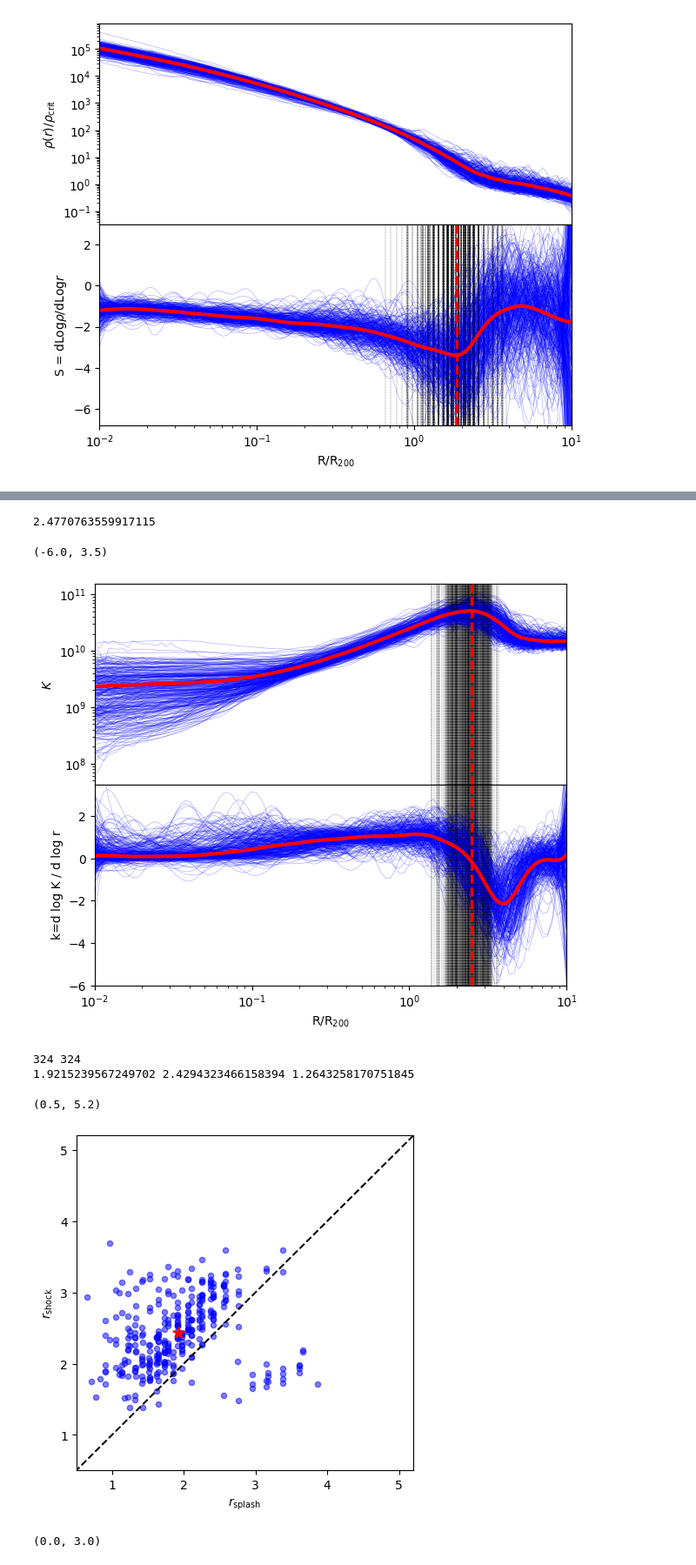
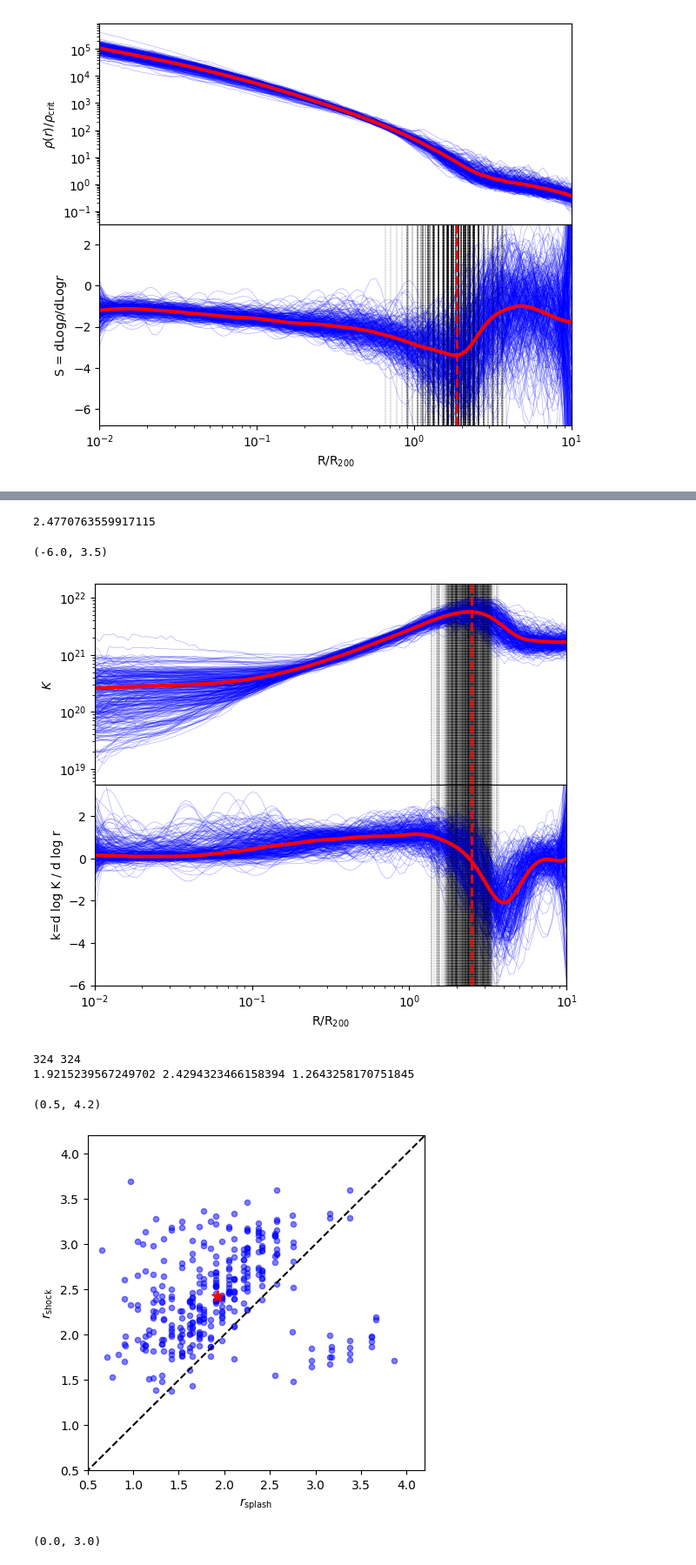
Before and after one commit to ZhangMing-1995/AnalysisTools, a Jupyter notebook: Shock_Radius/TheThreeHundred_plot.ipynb, the cells around one changed output, grey strips where cells are left out. Shown at 87% size. Drawn from its saved outputs; the diff is of its cells as text; code cells hidden in the pictures.

```diff
--- a/Shock_Radius/TheThreeHundred_plot.ipynb
+++ b/Shock_Radius/TheThreeHundred_plot.ipynb
@@ -102,3 +102,27 @@ ax2.set_ylim(-6.8,3)
 1.873817422860385
 (-6.8, 3.0)
 [figure]
+# %%
+M200 = M200_R200[:,0]
+R200 = M200_R200[:,1]
+# print(M200)
+# Kinetic = Properties[:,59]
+# Potential = Properties[:,60]
+# U200 = Kinetic + Potential
+# K200 = U200/(0.156*M200/(4/3*np.pi*R200**3))**(2/3)
+# print(K200)
+
+# K200 = u200/{200*rho_c*f_b}**2/3
+# u200 = 1/3 * mu * m_p * G*M200/R200
+# f_b = 0.156
+# mu = 0.59 is the mean molecular weight for the fully ionized ICM
+# rhonorm=2.7753662724817174e-08#*0.6777**2
+# m_p = 1.67e-24 grams is the mass of hydrogen atom
+# G = 6.6743 × 10-11 m3 kg-1 s-2
+# G = 4.3*10-3 pc (km/s)**2 Msun-1
+
+k_b = 1.38e-16
+m_H = 1.67e-24
+U200 = 1/3 * 0.59 * 1.67e-24 * 4.3e-3 * M200 / R200
+K200 = U200/(200*rhonorm*0.156)**(2/3)
+print(K200[:10])
@@ -105,6 +147,7 @@ ax2.set_ylim(-6.8,3)
 # %%
 # Gas entropy profile
 Rsh=[]
+Gas_K=[]
 fig = plt.figure(figsize=(7, 6))
 fig.subplots_adjust(hspace=0.0)
 ax1 = fig.add_subplot(2, 1, 1)
@@ -112,8 +155,8 @@ ax2 = fig.add_subplot(2, 1, 2)
 
 for i in range(Gas_entropy.shape[0]):
 # for i in range(10):
-    ax1.plot(log_bins, Gas_entropy[i], color='blue',linewidth=0.5, alpha=0.3)
-    smoothed_entropy = savgol_filter(Gas_entropy[i], window_length=15, polyorder=4, deriv=0, delta=0.1)
+    ax1.plot(log_bins, Gas_entropy[i]/K200[i], color='blue',linewidth=0.5, alpha=0.3)
+    smoothed_entropy = savgol_filter(Gas_entropy[i]/K200[i], window_length=15, polyorder=4, deriv=0, delta=0.1)
     log_D = np.log(smoothed_entropy)
     log_r = np.log(log_bins)
     d_log_D = np.gradient(log_D, log_r)
@@ -139,8 +182,9 @@ for i in range(Gas_entropy.shape[0]):
         ax1.axvline(x=r_shock, color='black', linestyle='--', linewidth=0.2)
         ax2.axvline(x=r_shock, color='black', linestyle='--', linewidth=0.2)
     Rsh.append(r_shock)
+    Gas_K.append(smoothed_entropy)
 
-mean_Gas_entropy = np.mean(Gas_entropy, axis=0)
+mean_Gas_entropy = np.mean(Gas_K, axis=0)
 ax1.plot(log_bins, mean_Gas_entropy, color='r',linewidth=3.0, alpha=1)
 smoothed_entropy = savgol_filter(mean_Gas_entropy, window_length=15, polyorder=4, deriv=0, delta=0.1)
 log_D = np.log(smoothed_entropy)
@@ -173,25 +217,25 @@ ax2.set_ylim(-6,3.5)
 # %% [output]
 2.4770763559917115
 (-6.0, 3.5)
-[figure, old version]
+[figure, new version]
 # %%
 print(len(Rsp), len(Rsh))
 fig = plt.figure(figsize=(5, 5))
 plt.scatter(Rsp, Rsh, color='blue',s=20, alpha=0.5)
 plt.scatter(np.mean(Rsp), np.mean(Rsh), color='r',s=100, marker='*')
 print(np.mean(Rsp), np.mean(Rsh), np.mean(Rsh)/np.mean(Rsp))
 plt.plot([0.1, 6], [0.1, 6], color='black', linestyle='--', label='1:1 line')
 
 plt.xlabel(r'$r_{\rm splash}$')
 plt.ylabel(r'$r_{\rm shock}$')
-plt.xlim(0.5,5.2)
-plt.ylim(0.5,5.2)
+plt.xlim(0.5,4.2)
+plt.ylim(0.5,4.2)
 # plt.savefig("./figures/Rsplash_Rshock_324.png")
 # %% [output]
 324 324
 1.9215239567249702 2.4294323466158394 1.2643258170751845
-(0.5, 5.2)
+(0.5, 4.2)
-[figure, old version]
+[figure, new version]
 # %%
 M200 = M200_R200[:,0]
 fig = plt.figure(figsize=(5, 5))
```
Also changed, not shown: parts of 1 cell of this notebook.
